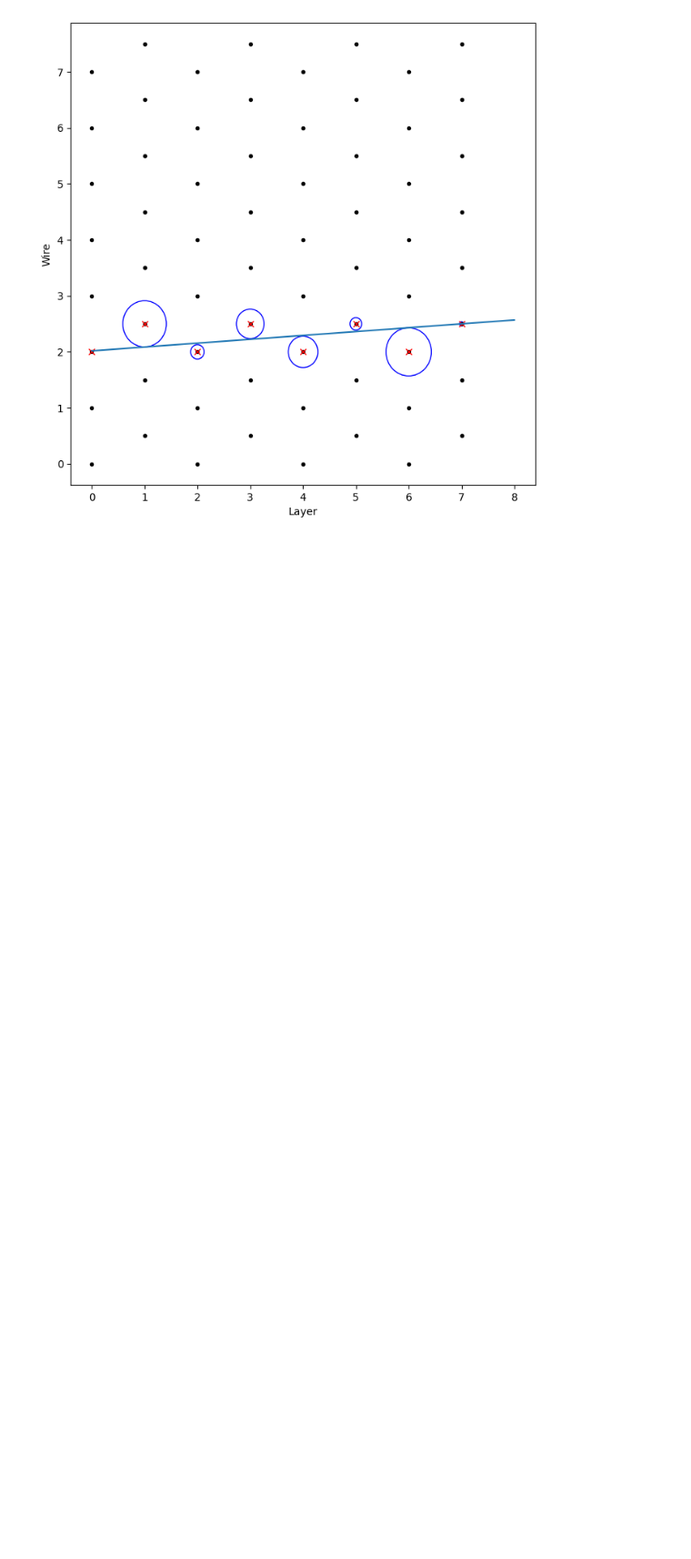
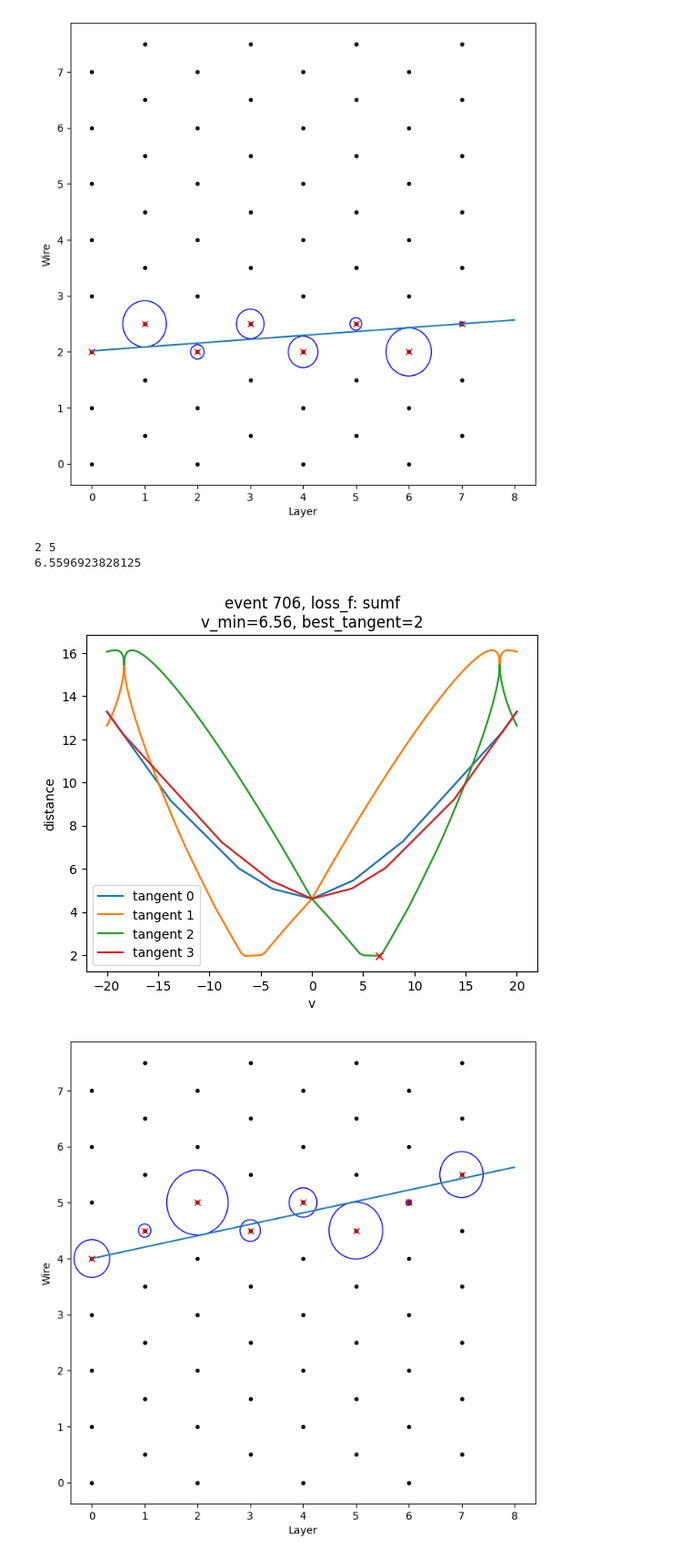
Before and after one commit to amh-137/STC-drift-time, a Jupyter notebook: py-test/test3.ipynb, the cells around one changed output. Shown at 91% size. Drawn from its saved outputs; the diff is of its cells as text; code cells hidden in the pictures; blank space fills up the shorter version.

```diff
--- a/py-test/test3.ipynb
+++ b/py-test/test3.ipynb
@@ -191,8 +216,11 @@ class event:
         self.wire = np.array(self.wire)
         self.tdc = np.array(self.tdc)
 
-    def plot(self):
-        ax = plot_TDC_circles(get_basic_plot(self), self, v=self.best_v)
+    def plot(self, ax=0):
+        if ax == 0:
+            ax=plot_TDC_circles(get_basic_plot(self), self, v=self.best_v)
+        else:
+            ax=plot_TDC_circles(get_basic_plot(self, ax), self, v=self.best_v)
         c1_num, c2_num = largest_circles(self)
         c1_coords = conv_hit_to_coords(self.layer[c1_num], self.wire[c1_num])
         c2_coords = conv_hit_to_coords(self.layer[c2_num], self.wire[c2_num])
@@ -204,7 +232,7 @@ class event:
 
 e1 = event(0, "../data/onetrack.raw")
 # %%
-def f(v, i, c1_coords, c2_coords, tdc, i_c1, i_c2, ev):
+def f(v, i, c1_coords, c2_coords, tdc, i_c1, i_c2, ev, loss_f=sumf):
     """
     v: velocity
     i: line tangent line number
@@ -217,7 +245,7 @@ def f(v, i, c1_coords, c2_coords, tdc, i_c1, i_c2, ev):
     # get tangent
     l = get_nth_tangents_to_two_circles(c1, c2, i)
 
-    return circle_line_dist(ev, l, v, 0, 1)
+    return circle_line_dist(ev, l, v, i_c1, i_c2, loss_f)
 
-def dfdv():
-    return 0.0
+def dfdv(v, i, c1_coords, c2_coords, tdc, i_c1, i_c2, ev, loss_f, epsilon):
+    return (f(v+epsilon, i, c1_coords, c2_coords, tdc, i_c1, i_c2, ev, loss_f) - f(v-epsilon, i, c1_coords, c2_coords, tdc, i_c1, i_c2, ev, loss_f)) / (2 * epsilon)
@@ -254,3 +300,37 @@ run(e1)
 e1.plot()
 # %% [output]
 [figure]
+# %%
+def plot_f_for_event(ev : event, ax=0, loss_f=sumf):
+    # plot the loss function for the event
+    if ax == 0:
+        fig = plt.figure()
+        ax = fig.add_subplot(111)
+
+    v = np.linspace(-20, 20, 100000)
+
+    i_c1, i_c2 = largest_circles(ev)
+    print(i_c1, i_c2)
+
+    c1_coords = conv_hit_to_coords(ev.layer[i_c1], ev.wire[i_c1])
+    c2_coords = conv_hit_to_coords(ev.layer[i_c2], ev.wire[i_c2])
+
+    for i in range(4):
+        ax.plot(v, f(v, i, c1_coords, c2_coords, ev.tdc, i_c1, i_c2, ev, loss_f), label="tangent " + str(i))
+
+    ax.plot(ev.best_v, f(ev.best_v, ev.best_v_tangent_number, c1_coords, c2_coords, ev.tdc, i_c1, i_c2, ev, loss_f), 'rx')
+
+    ax.set(title="event {0}, loss_f: {3}\nv_min={1:.2f}, best_tangent={2}".format(ev.ith, ev.best_v, ev.best_v_tangent_number, loss_f.__name__), xlabel="v", ylabel="distance")
+    ax.legend()
+# %%
+# look at event 702
+e702 = event(706)
+run(e702)
+plot_f_for_event(e702)
+e702.plot()
+print(e702.best_v)
+# %% [output]
+2 5
+6.5596923828125
+[figure, added]
+[figure, added]
```
Also changed, not shown: parts of 17 cells of this notebook, 3 other files.
